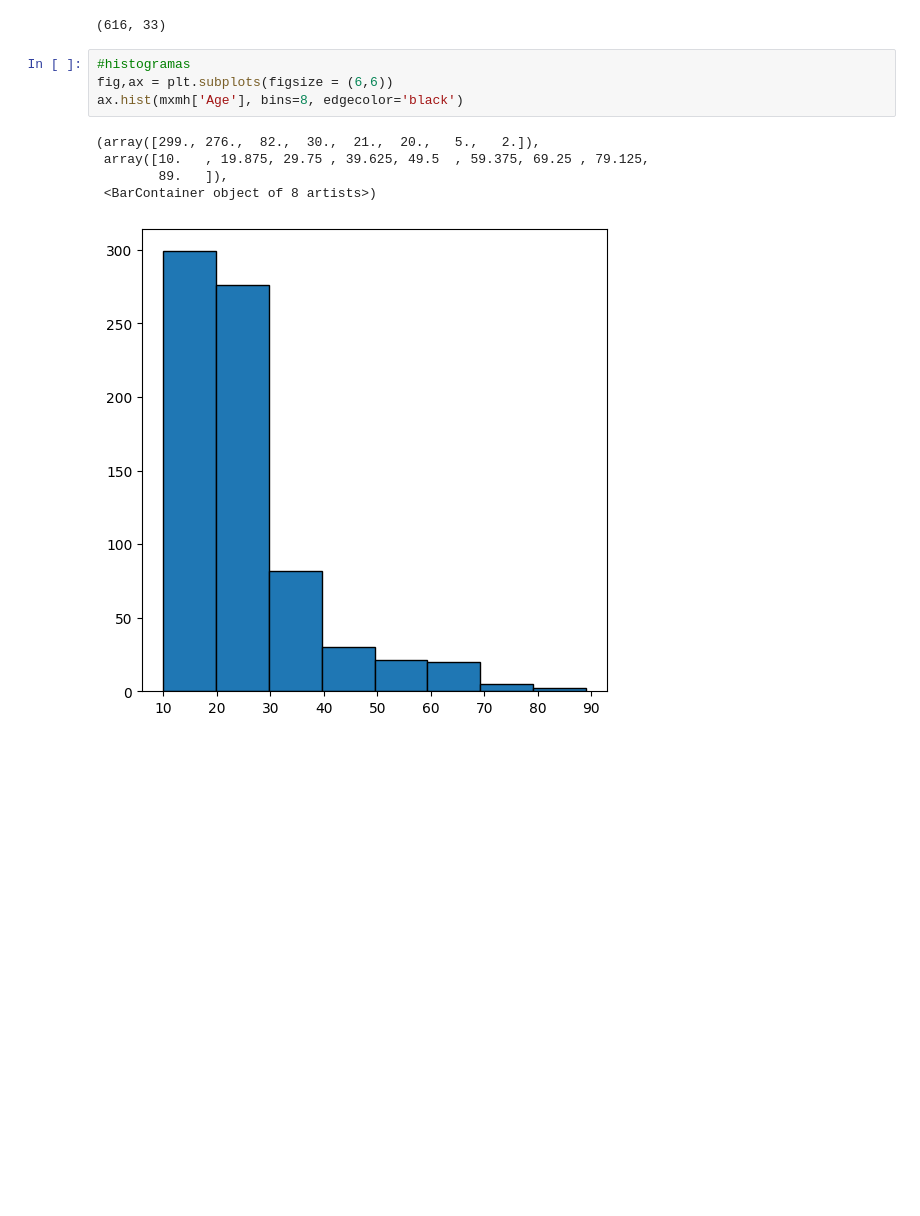
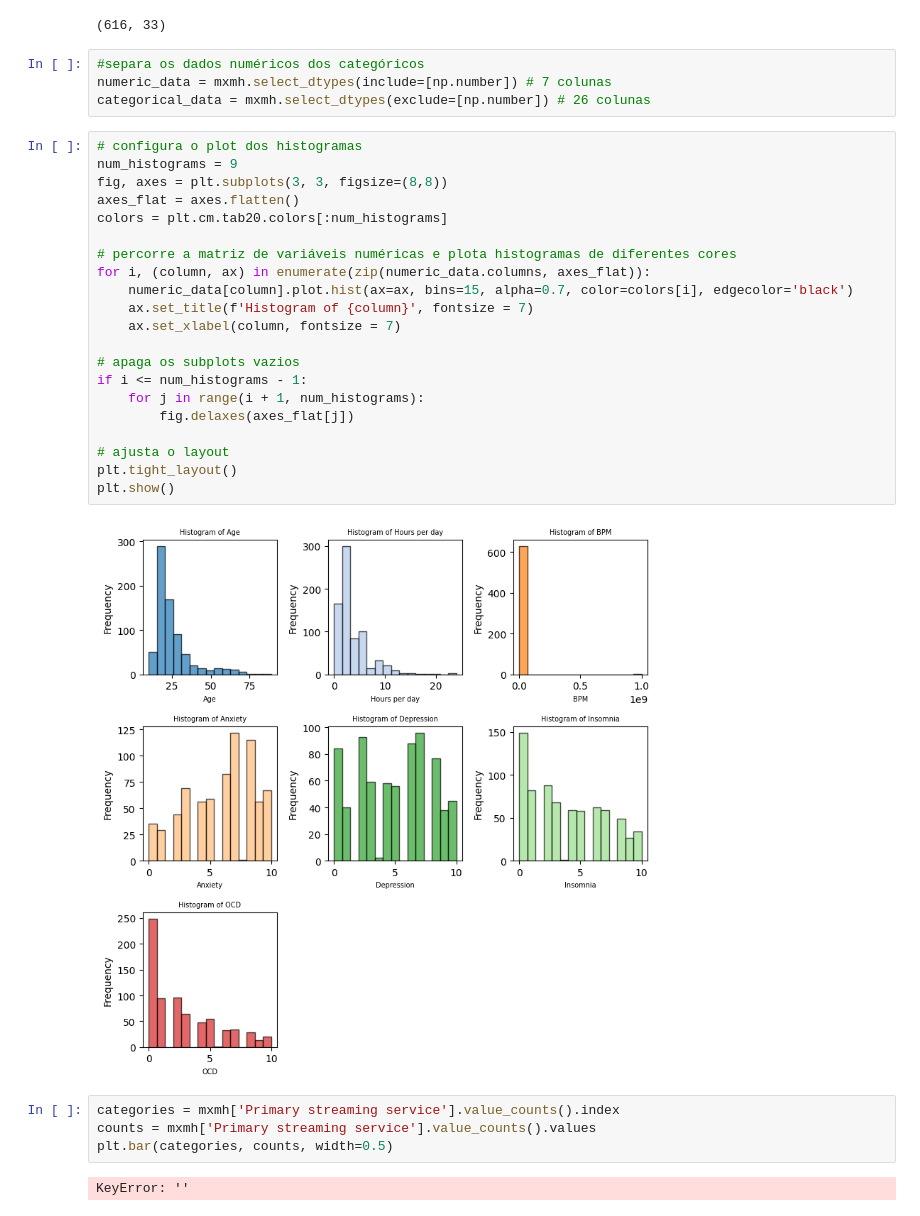
Before and after one commit to clarasalless/HW1-ICA, a Jupyter notebook: HW1.ipynb, the cells around one changed output. Saved outputs shown, nothing was run; the diff lists cells and outputs as text; blank space fills up the shorter version.

```diff
--- a/HW1.ipynb
+++ b/HW1.ipynb
@@ -30,13 +30,36 @@ mxmh_new = mxmh.dropna()
 mxmh_new.shape
 # %% [output]
 (616, 33)
-# %%
-#histogramas
-fig,ax = plt.subplots(figsize = (6,6))
-ax.hist(mxmh['Age'], bins=8, edgecolor='black')
-# %% [output]
-(array([299., 276.,  82.,  30.,  21.,  20.,   5.,   2.]),
- array([10.   , 19.875, 29.75 , 39.625, 49.5  , 59.375, 69.25 , 79.125,
-        89.   ]),
- <BarContainer object of 8 artists>)
-[figure, removed]
+# %%
+#separa os dados numéricos dos categóricos
+numeric_data = mxmh.select_dtypes(include=[np.number]) # 7 colunas
+categorical_data = mxmh.select_dtypes(exclude=[np.number]) # 26 colunas
+# %%
+# configura o plot dos histogramas
+num_histograms = 9
+fig, axes = plt.subplots(3, 3, figsize=(8,8))
+axes_flat = axes.flatten()
+colors = plt.cm.tab20.colors[:num_histograms]
+
+# percorre a matriz de variáveis numéricas e plota histogramas de diferentes cores
+for i, (column, ax) in enumerate(zip(numeric_data.columns, axes_flat)):
+    numeric_data[column].plot.hist(ax=ax, bins=15, alpha=0.7, color=colors[i], edgecolor='black')
+    ax.set_title(f'Histogram of {column}', fontsize = 7)
+    ax.set_xlabel(column, fontsize = 7)
+
+# apaga os subplots vazios
+if i <= num_histograms - 1:
+    for j in range(i + 1, num_histograms):
+        fig.delaxes(axes_flat[j])
+
+# ajusta o layout
+plt.tight_layout()
+plt.show()
+# %% [output]
+[figure, added]
+# %%
+categories = mxmh['Primary streaming service'].value_counts().index
+counts = mxmh['Primary streaming service'].value_counts().values
+plt.bar(categories, counts, width=0.5)
+# %% [output]
+KeyError: ''
```
